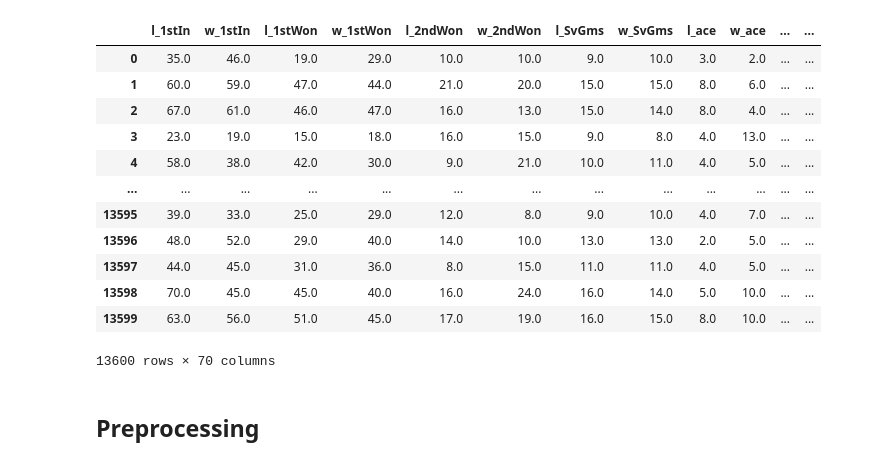
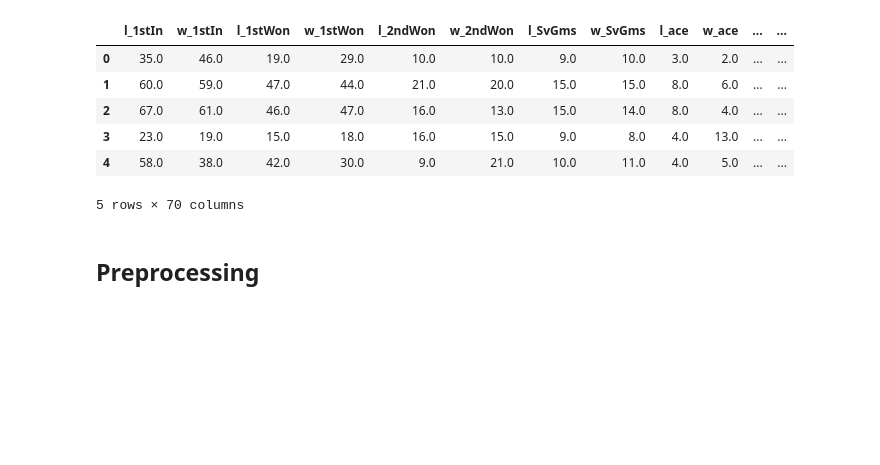
Before and after one commit to Alla977/Predicting-ATP-Tennis-Match-Outcomes, a Jupyter notebook: Machine Learning Models.ipynb, the cells around one changed output. Cells and saved outputs as stored; diff of their text form; code cells hidden in the pictures; blank space fills up the shorter version.

```diff
--- a/Machine Learning Models.ipynb
+++ b/Machine Learning Models.ipynb
@@ -7,21 +7,15 @@ X_test = pd.read_csv("Temp data/X_test.csv", sep=",")
 y_train = pd.read_csv("Temp data/y_train.csv", sep=",")
 y_test = pd.read_csv("Temp data/y_test.csv", sep=",")
 # %%
-X_train
+X_train.head(5)
 # %% [output]
 |  | l_1stIn | w_1stIn | l_1stWon | w_1stWon | l_2ndWon | w_2ndWon | l_SvGms | w_SvGms | l_ace | w_ace | ... | ... |
 | 0 | 35.0 | 46.0 | 19.0 | 29.0 | 10.0 | 10.0 | 9.0 | 10.0 | 3.0 | 2.0 | ... | ... |
 | 1 | 60.0 | 59.0 | 47.0 | 44.0 | 21.0 | 20.0 | 15.0 | 15.0 | 8.0 | 6.0 | ... | ... |
 | 2 | 67.0 | 61.0 | 46.0 | 47.0 | 16.0 | 13.0 | 15.0 | 14.0 | 8.0 | 4.0 | ... | ... |
 | 3 | 23.0 | 19.0 | 15.0 | 18.0 | 16.0 | 15.0 | 9.0 | 8.0 | 4.0 | 13.0 | ... | ... |
 | 4 | 58.0 | 38.0 | 42.0 | 30.0 | 9.0 | 21.0 | 10.0 | 11.0 | 4.0 | 5.0 | ... | ... |
-| ... | ... | ... | ... | ... | ... | ... | ... | ... | ... | ... | ... | ... |
-| 13595 | 39.0 | 33.0 | 25.0 | 29.0 | 12.0 | 8.0 | 9.0 | 10.0 | 4.0 | 7.0 | ... | ... |
-| 13596 | 48.0 | 52.0 | 29.0 | 40.0 | 14.0 | 10.0 | 13.0 | 13.0 | 2.0 | 5.0 | ... | ... |
-| 13597 | 44.0 | 45.0 | 31.0 | 36.0 | 8.0 | 15.0 | 11.0 | 11.0 | 4.0 | 5.0 | ... | ... |
-| 13598 | 70.0 | 45.0 | 45.0 | 40.0 | 16.0 | 24.0 | 16.0 | 14.0 | 5.0 | 10.0 | ... | ... |
-| 13599 | 63.0 | 56.0 | 51.0 | 45.0 | 17.0 | 19.0 | 16.0 | 15.0 | 8.0 | 10.0 | ... | ... |
-13600 rows × 70 columns
+5 rows × 70 columns
 # %% [markdown]
 ## Preprocessing
 # %%
```
Also changed, not shown: parts of 7 cells of this notebook.
